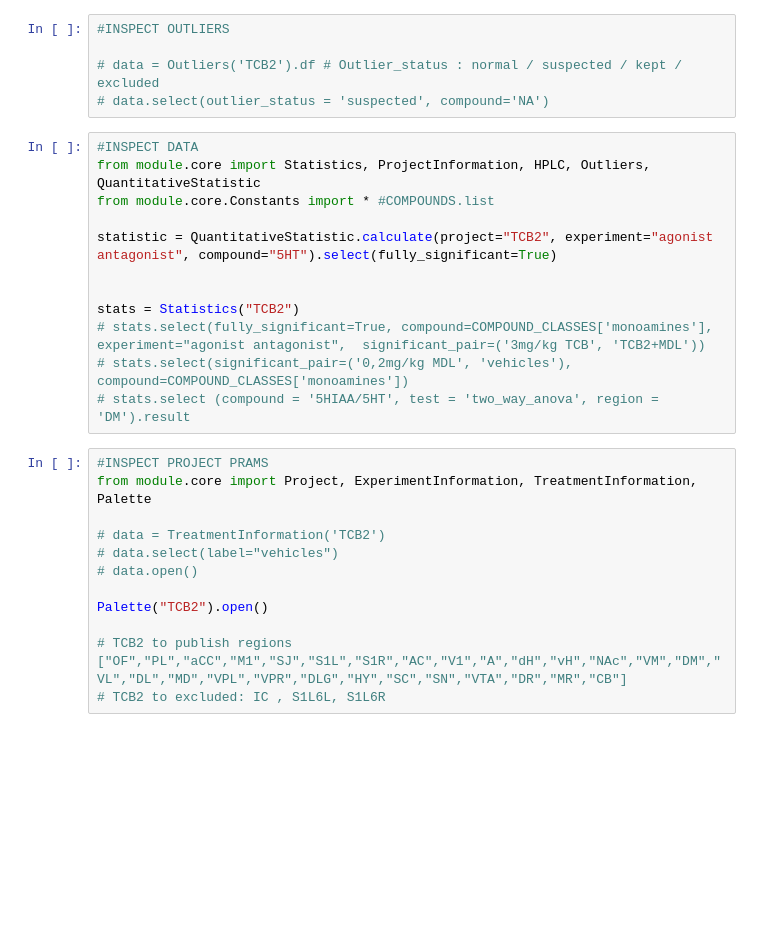
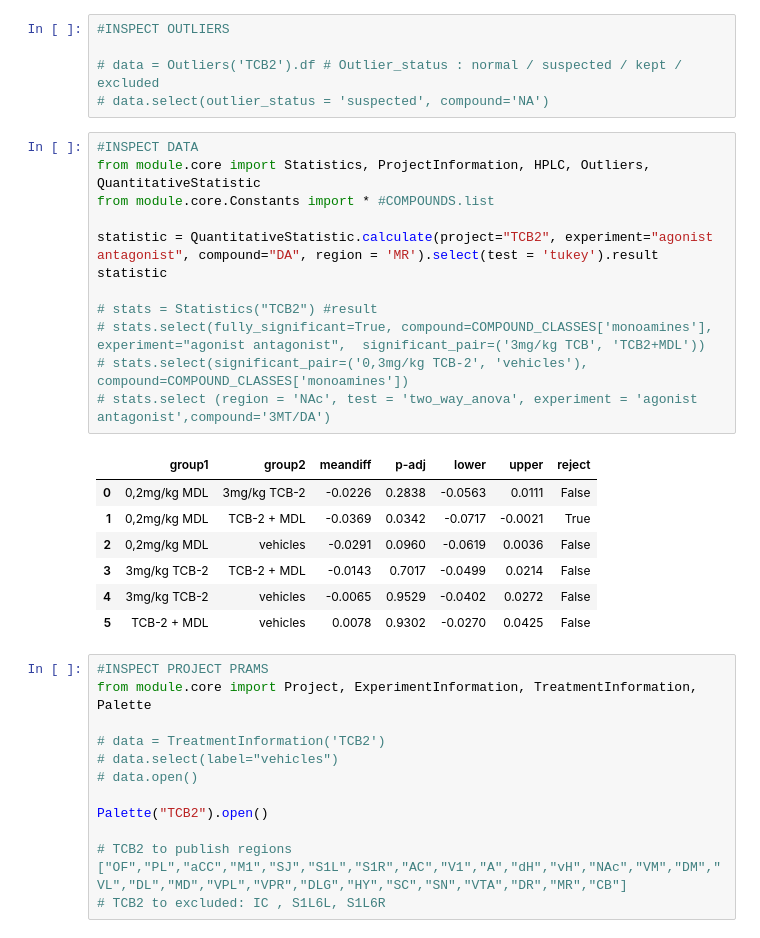
Before and after one commit to remicorne/phd, a Jupyter notebook: NEW_DASH.ipynb, the cells around one changed output. Cells and saved outputs as stored; diff of their text form; blank space fills up the shorter version.

```diff
--- a/NEW_DASH.ipynb
+++ b/NEW_DASH.ipynb
@@ -64,15 +64,23 @@ data
 # %%
 #INSPECT DATA
 from module.core import Statistics, ProjectInformation, HPLC, Outliers, QuantitativeStatistic
 from module.core.Constants import * #COMPOUNDS.list
 
-statistic = QuantitativeStatistic.calculate(project="TCB2", experiment="agonist antagonist", compound="5HT").select(fully_significant=True)
+statistic = QuantitativeStatistic.calculate(project="TCB2", experiment="agonist antagonist", compound="DA", region = 'MR').select(test = 'tukey').result
+statistic
 
-
-stats = Statistics("TCB2")
+# stats = Statistics("TCB2") #result
 # stats.select(fully_significant=True, compound=COMPOUND_CLASSES['monoamines'], experiment="agonist antagonist",  significant_pair=('3mg/kg TCB', 'TCB2+MDL'))
-# stats.select(significant_pair=('0,2mg/kg MDL', 'vehicles'), compound=COMPOUND_CLASSES['monoamines'])
-# stats.select (compound = '5HIAA/5HT', test = 'two_way_anova', region = 'DM').result
+# stats.select(significant_pair=('0,3mg/kg TCB-2', 'vehicles'), compound=COMPOUND_CLASSES['monoamines'])
+# stats.select (region = 'NAc', test = 'two_way_anova', experiment = 'agonist antagonist',compound='3MT/DA')
+# %% [output]
+|  | group1 | group2 | meandiff | p-adj | lower | upper | reject |
+| 0 | 0,2mg/kg MDL | 3mg/kg TCB-2 | -0.0226 | 0.2838 | -0.0563 | 0.0111 | False |
+| 1 | 0,2mg/kg MDL | TCB-2 + MDL | -0.0369 | 0.0342 | -0.0717 | -0.0021 | True |
+| 2 | 0,2mg/kg MDL | vehicles | -0.0291 | 0.0960 | -0.0619 | 0.0036 | False |
+| 3 | 3mg/kg TCB-2 | TCB-2 + MDL | -0.0143 | 0.7017 | -0.0499 | 0.0214 | False |
+| 4 | 3mg/kg TCB-2 | vehicles | -0.0065 | 0.9529 | -0.0402 | 0.0272 | False |
+| 5 | TCB-2 + MDL | vehicles | 0.0078 | 0.9302 | -0.0270 | 0.0425 | False |
 # %%
 #INSPECT PROJECT PRAMS
 from module.core import Project, ExperimentInformation, TreatmentInformation, Palette
```
Also changed, not shown: parts of 1 cell of this notebook, 1 other file.
